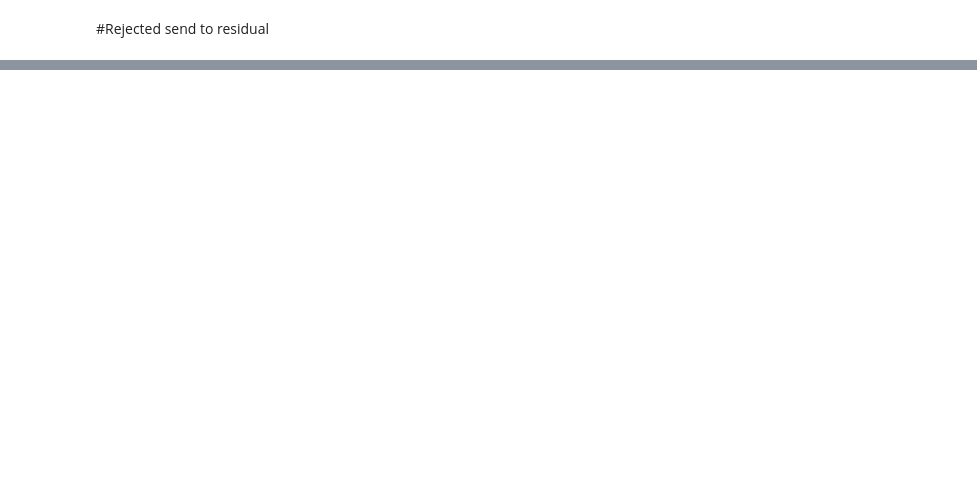
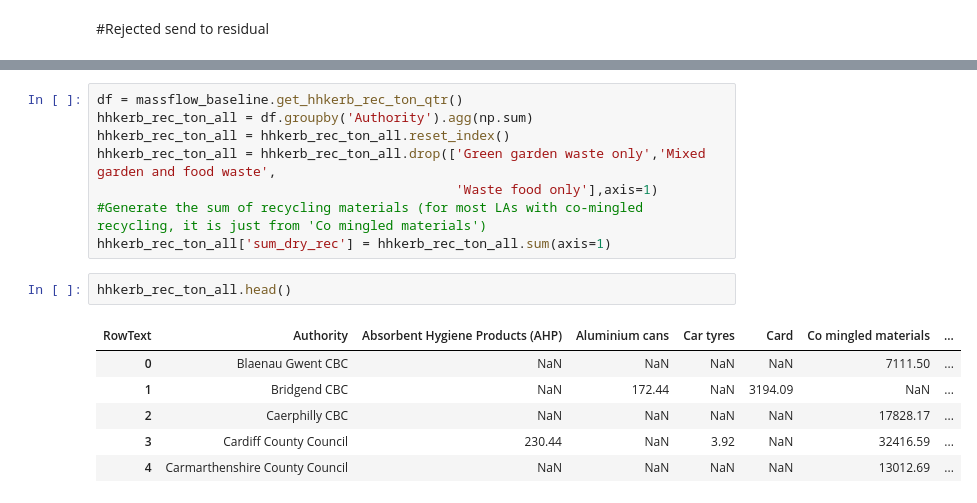
Before and after one commit to joanw0226/foe, a Jupyter notebook: hwrcs_0311.ipynb, the cells around one changed output, grey strips where cells are left out. Drawn from its saved outputs; the diff is of its cells as text; blank space fills up the shorter version.

```diff
--- a/hwrcs_0311.ipynb
+++ b/hwrcs_0311.ipynb
@@ -79,0 +169,17 @@ question_16[(question_16.ColText == 'Tonnage collected for recycling but actuall
+# %%
+df = massflow_baseline.get_hhkerb_rec_ton_qtr()
+hhkerb_rec_ton_all = df.groupby('Authority').agg(np.sum)
+hhkerb_rec_ton_all = hhkerb_rec_ton_all.reset_index()
+hhkerb_rec_ton_all = hhkerb_rec_ton_all.drop(['Green garden waste only','Mixed garden and food waste',
+                                              'Waste food only'],axis=1)
+#Generate the sum of recycling materials (for most LAs with co-mingled recycling, it is just from 'Co mingled materials')
+hhkerb_rec_ton_all['sum_dry_rec'] = hhkerb_rec_ton_all.sum(axis=1)
+# %%
+hhkerb_rec_ton_all.head()
+# %% [output]
+| RowText | Authority | Absorbent Hygiene Products (AHP) | Aluminium cans | Car tyres | Card | Co mingled materials | ... |
+| 0 | Blaenau Gwent CBC | NaN | NaN | NaN | NaN | 7111.50 | ... |
+| 1 | Bridgend CBC | NaN | 172.44 | NaN | 3194.09 | NaN | ... |
+| 2 | Caerphilly CBC | NaN | NaN | NaN | NaN | 17828.17 | ... |
+| 3 | Cardiff County Council | 230.44 | NaN | 3.92 | NaN | 32416.59 | ... |
+| 4 | Carmarthenshire County Council | NaN | NaN | NaN | NaN | 13012.69 | ... |
```
Also changed, not shown: parts of 6 cells of this notebook, 1 other file.
